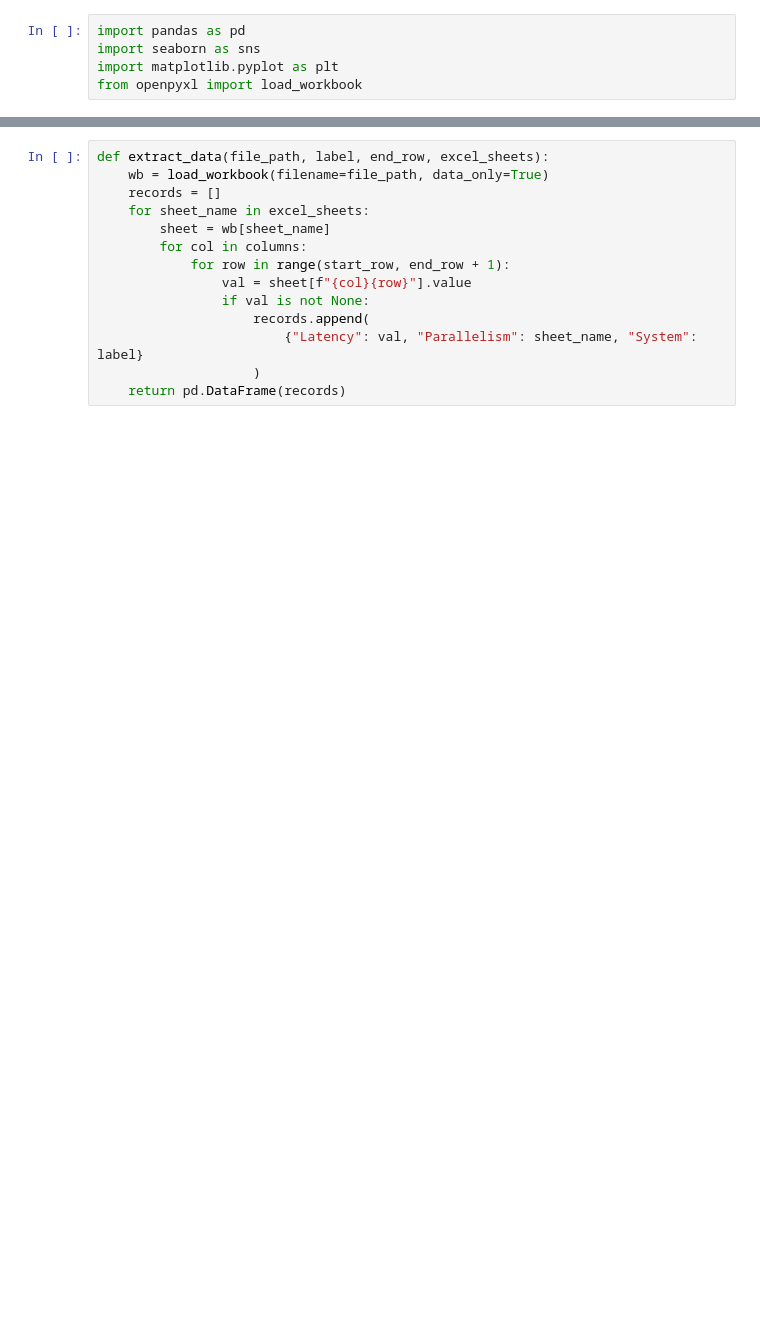
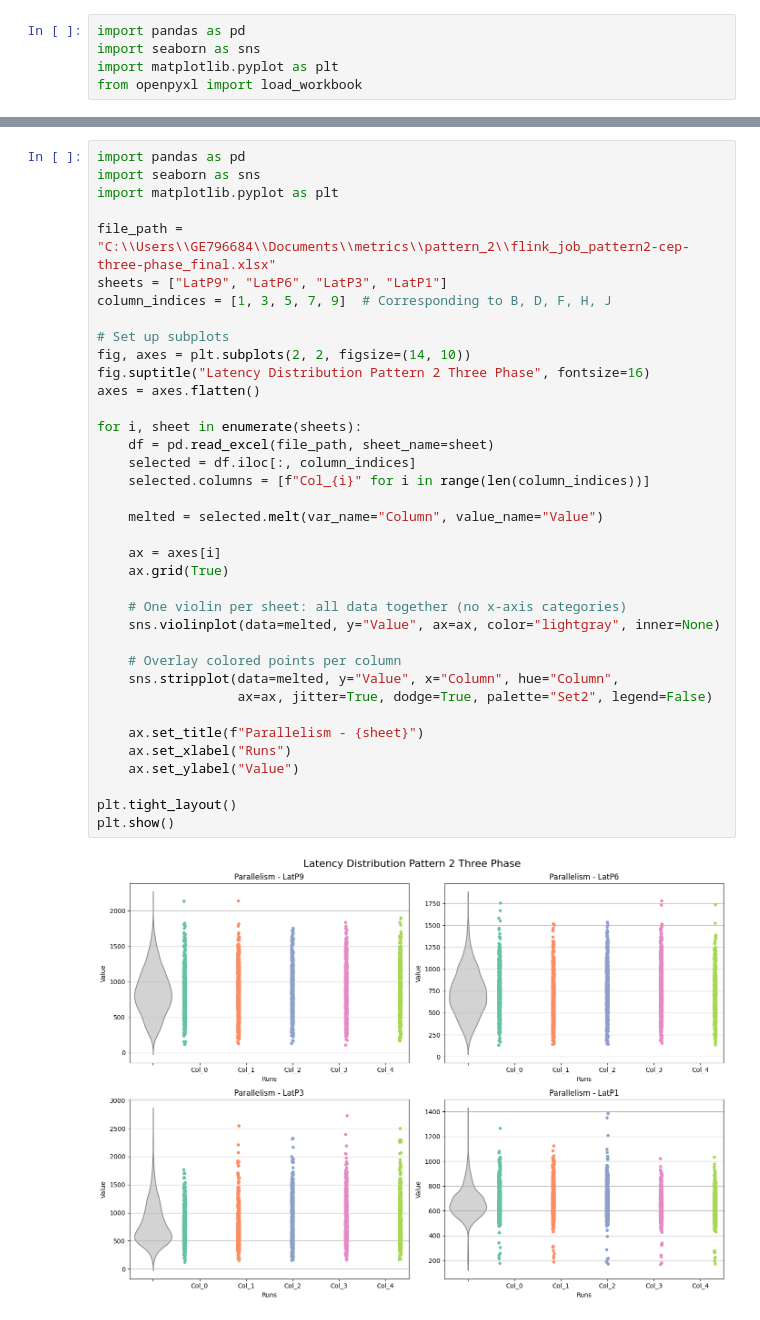
Before and after one commit to vaibhav-talari/thesis-data-analytics, a Jupyter notebook: test_pattern_2_plot.ipynb, the cells around one changed output, grey strips where cells are left out. Drawn from its saved outputs; the diff is of its cells as text; blank space fills up the shorter version.

```diff
--- a/test_pattern_2_plot.ipynb
+++ b/test_pattern_2_plot.ipynb
@@ -14,14 +137,39 @@ start_row = 2
 # %%
-def extract_data(file_path, label, end_row, excel_sheets):
-    wb = load_workbook(filename=file_path, data_only=True)
-    records = []
-    for sheet_name in excel_sheets:
-        sheet = wb[sheet_name]
-        for col in columns:
-            for row in range(start_row, end_row + 1):
-                val = sheet[f"{col}{row}"].value
-                if val is not None:
-                    records.append(
-                        {"Latency": val, "Parallelism": sheet_name, "System": label}
-                    )
-    return pd.DataFrame(records)
+import pandas as pd
+import seaborn as sns
+import matplotlib.pyplot as plt
+
+file_path = "C:\\Users\\GE796684\\Documents\\metrics\\pattern_2\\flink_job_pattern2-cep-three-phase_final.xlsx"
+sheets = ["LatP9", "LatP6", "LatP3", "LatP1"]
+column_indices = [1, 3, 5, 7, 9]  # Corresponding to B, D, F, H, J
+
+# Set up subplots
+fig, axes = plt.subplots(2, 2, figsize=(14, 10))
+fig.suptitle("Latency Distribution Pattern 2 Three Phase", fontsize=16)
+axes = axes.flatten()
+
+for i, sheet in enumerate(sheets):
+    df = pd.read_excel(file_path, sheet_name=sheet)
+    selected = df.iloc[:, column_indices]
+    selected.columns = [f"Col_{i}" for i in range(len(column_indices))]
+
+    melted = selected.melt(var_name="Column", value_name="Value")
+
+    ax = axes[i]
+    ax.grid(True)
+
+    # One violin per sheet: all data together (no x-axis categories)
+    sns.violinplot(data=melted, y="Value", ax=ax, color="lightgray", inner=None)
+
+    # Overlay colored points per column
+    sns.stripplot(data=melted, y="Value", x="Column", hue="Column",
+                  ax=ax, jitter=True, dodge=True, palette="Set2", legend=False)
+
+    ax.set_title(f"Parallelism - {sheet}")
+    ax.set_xlabel("Runs")
+    ax.set_ylabel("Value")
+
+plt.tight_layout()
+plt.show()
+# %% [output]
+[figure, added]
```
Also changed, not shown: parts of 5 cells of this notebook, 4 other files.
